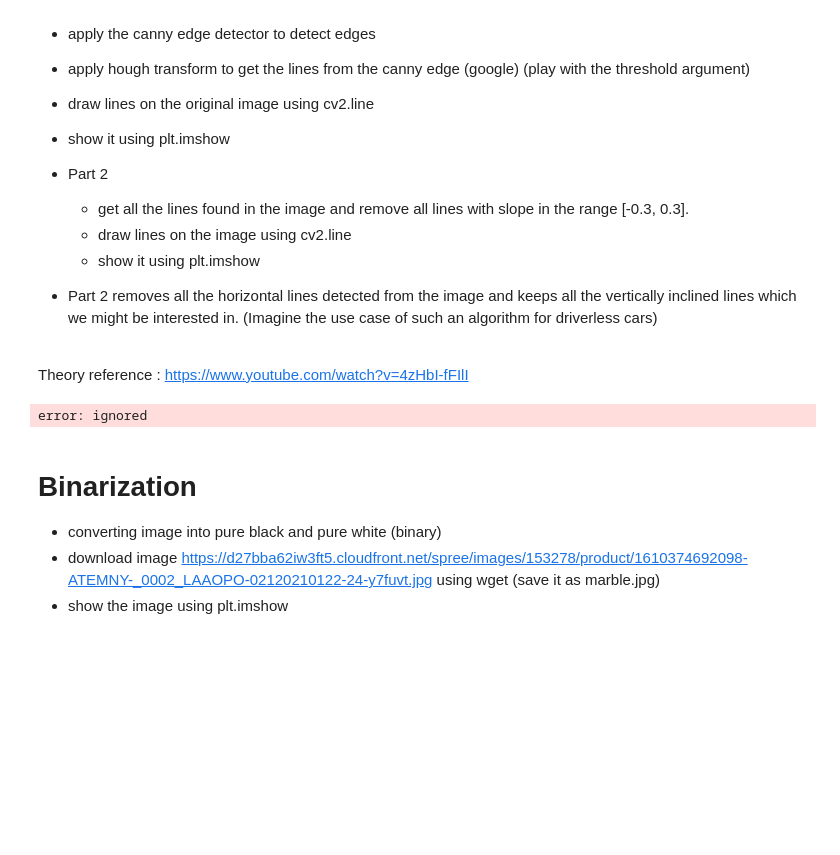
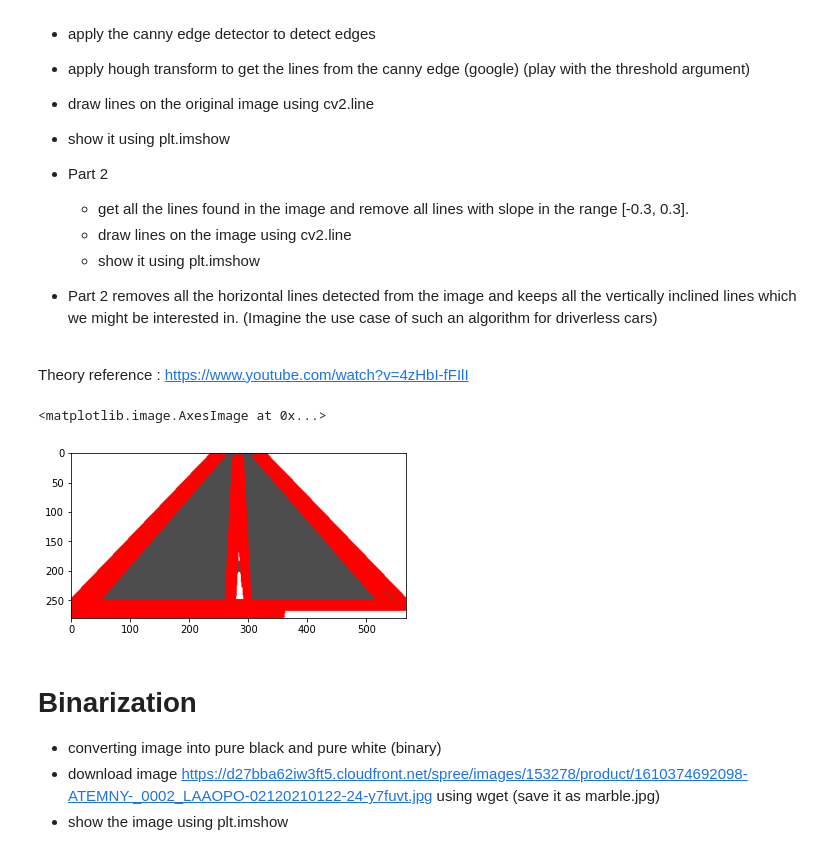
Before and after one commit to maitreya-v/Synapse_LP, a Jupyter notebook: CV_week1.ipynb, the cells around one changed output. Drawn from its saved outputs; the diff is of its cells as text; code cells hidden in the pictures; blank space fills up the shorter version.

```diff
--- a/CV_week1.ipynb
+++ b/CV_week1.ipynb
@@ -491,14 +491,19 @@ img = cv2.imread("hough.png", cv2.IMREAD_COLOR)
 <br>
 
 Theory reference : https://www.youtube.com/watch?v=4zHbI-fFIlI
-# %%
-#part 1 code here
-img_gray = cv2.cvtColor(img, cv2.COLOR_BGR2GRAY)
-img_blur = cv2.GaussianBlur(img_gray, (3,3), 0)
-edges = cv2.Canny(image=img_blur, threshold1=100, threshold2=200)
-plt.imshow(cv2.cvtColor(edges, cv2.COLOR_BGR2RGB))
-# %% [output]
-error: ignored
+# %%
+gray = cv2.cvtColor(img, cv2.COLOR_BGR2GRAY)
+edges = cv2.Canny(gray, 50, 200)
+
+lines = cv2.HoughLinesP(edges, 1, np.pi/180, 68, minLineLength=15, maxLineGap=250)
+
+for line in lines:
+   x1, y1, x2, y2 = line[0]
+   cv2.line(img, (x1, y1), (x2, y2), (255, 0, 0), 3)
+plt.imshow(img)
+# %% [output]
+<matplotlib.image.AxesImage at 0x...>
+[figure, added]
 # %%
 #part 2 code here
 # %% [markdown]
```
Also changed, not shown: parts of 15 cells of this notebook.
